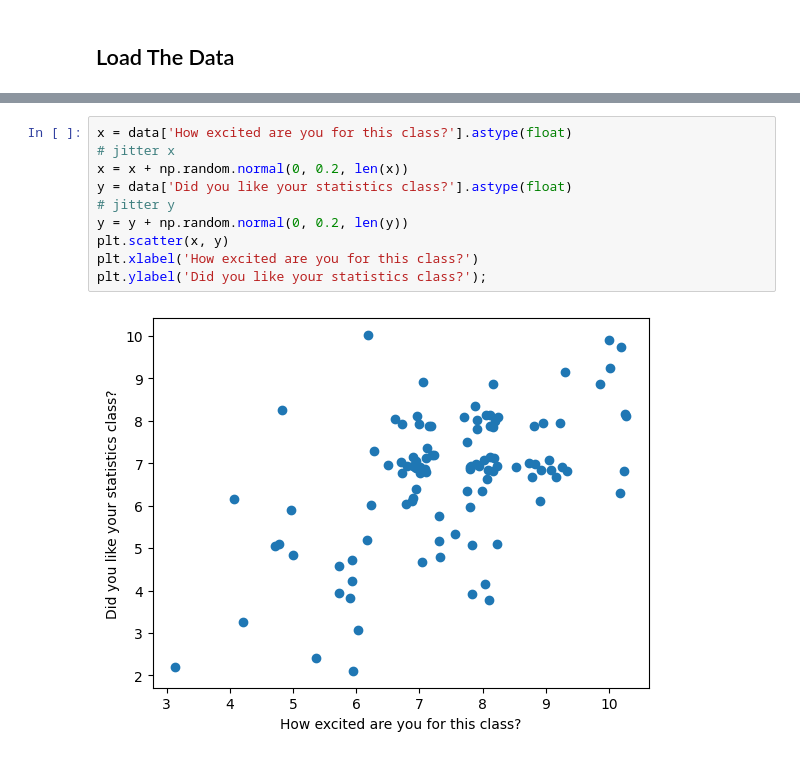
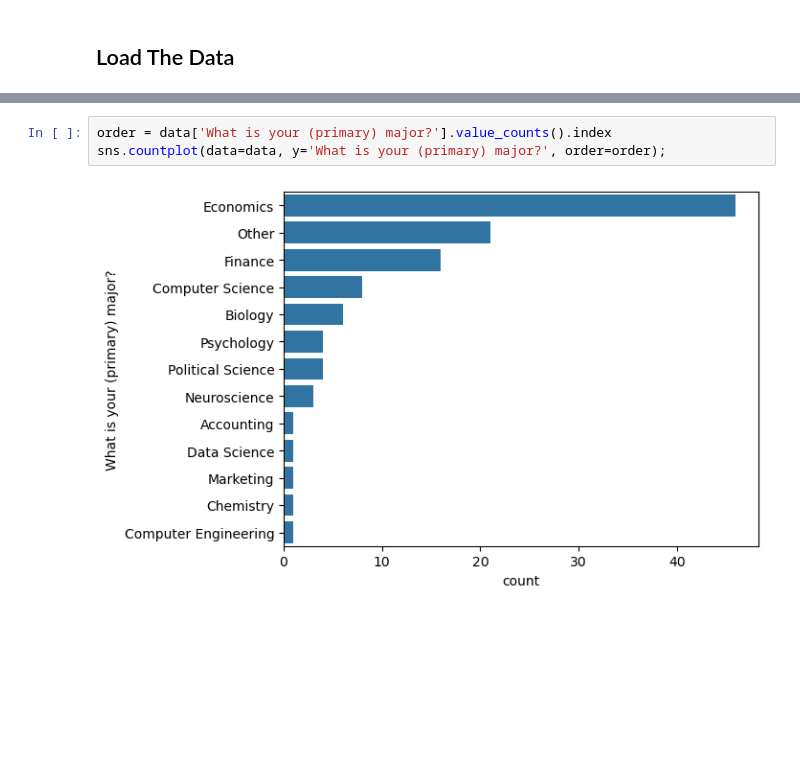
Before and after one commit to tayweid/tayweid.github.io, a Jupyter notebook: econ-0150/concepts/concept-0/Concept_0_Demo.ipynb, the cells around one changed output, grey strips where cells are left out. Saved outputs shown, nothing was run; the diff lists cells and outputs as text; blank space fills up the shorter version.

```diff
--- a/econ-0150/concepts/concept-0/Concept_0_Demo.ipynb
+++ b/econ-0150/concepts/concept-0/Concept_0_Demo.ipynb
@@ -61,12 +165,5 @@ data['How excited are you for this class?'].astype(float).sort_values().hist();
-# %%
-x = data['How excited are you for this class?'].astype(float)
-# jitter x
-x = x + np.random.normal(0, 0.2, len(x))
-y = data['Did you like your statistics class?'].astype(float)
-# jitter y
-y = y + np.random.normal(0, 0.2, len(y))
-plt.scatter(x, y)
-plt.xlabel('How excited are you for this class?')
-plt.ylabel('Did you like your statistics class?');
-# %% [output]
-[figure, removed]
+# %%
+order = data['What is your (primary) major?'].value_counts().index
+sns.countplot(data=data, y='What is your (primary) major?', order=order);
+# %% [output]
+[figure, added]
```
Also changed, not shown: parts of 30 cells of this notebook, 30 other files.
